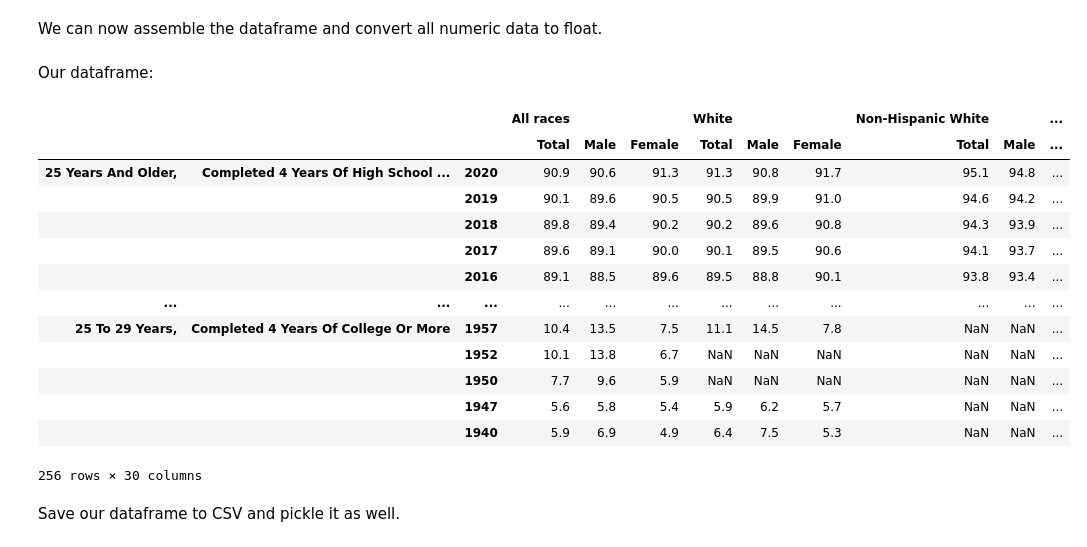
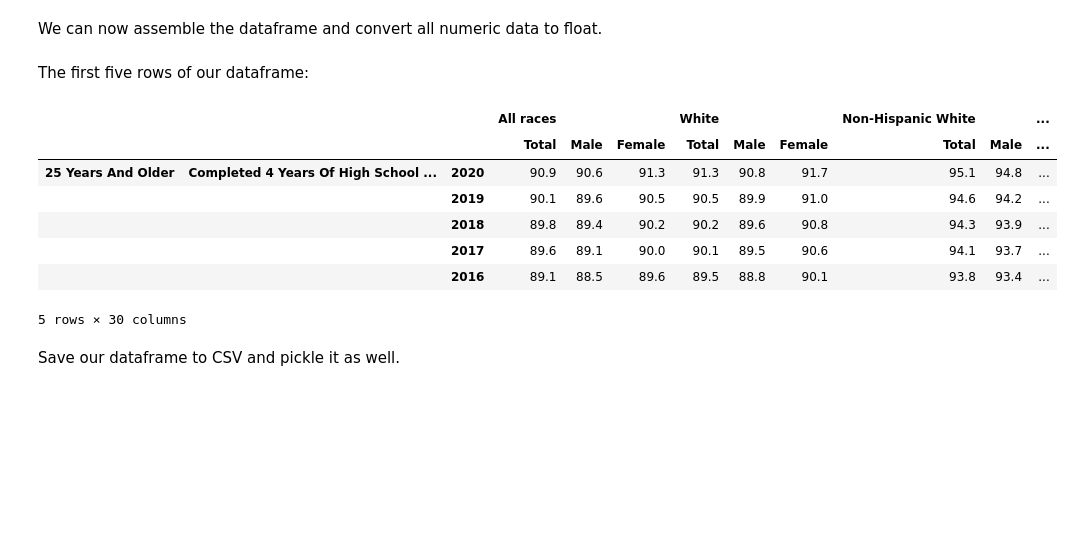
Before and after one commit to zee52791/CapstoneExcelGroup, a Jupyter notebook: ETL.ipynb, the cells around one changed output. Saved outputs shown, nothing was run; the diff lists cells and outputs as text; code cells hidden in the pictures; blank space fills up the shorter version.

```diff
--- a/ETL.ipynb
+++ b/ETL.ipynb
@@ -767,25 +778,19 @@ We can now assemble the dataframe and convert all numeric data to float.
 # %%
 df = pd.DataFrame(clean_data, index=index_arrays, columns=column_arrays)
 df = df.astype(float)
-# %% [markdown]
-Our dataframe:
+# %% [markdown]
+The first five rows of our dataframe:
 # %%
-df
+df.head()
 # %% [output]
 |  |  |  | All races |  |  | White |  |  | Non-Hispanic White |  | ... |
 |  |  |  | Total | Male | Female | Total | Male | Female | Total | Male | ... |
-| 25 Years And Older, | Completed 4 Years Of High School ... | 2020 | 90.9 | 90.6 | 91.3 | 91.3 | 90.8 | 91.7 | 95.1 | 94.8 | ... |
+| 25 Years And Older | Completed 4 Years Of High School ... | 2020 | 90.9 | 90.6 | 91.3 | 91.3 | 90.8 | 91.7 | 95.1 | 94.8 | ... |
 |  |  | 2019 | 90.1 | 89.6 | 90.5 | 90.5 | 89.9 | 91.0 | 94.6 | 94.2 | ... |
 |  |  | 2018 | 89.8 | 89.4 | 90.2 | 90.2 | 89.6 | 90.8 | 94.3 | 93.9 | ... |
 |  |  | 2017 | 89.6 | 89.1 | 90.0 | 90.1 | 89.5 | 90.6 | 94.1 | 93.7 | ... |
 |  |  | 2016 | 89.1 | 88.5 | 89.6 | 89.5 | 88.8 | 90.1 | 93.8 | 93.4 | ... |
-| ... | ... | ... | ... | ... | ... | ... | ... | ... | ... | ... | ... |
-| 25 To 29 Years, | Completed 4 Years Of College Or More | 1957 | 10.4 | 13.5 | 7.5 | 11.1 | 14.5 | 7.8 | NaN | NaN | ... |
-|  |  | 1952 | 10.1 | 13.8 | 6.7 | NaN | NaN | NaN | NaN | NaN | ... |
-|  |  | 1950 | 7.7 | 9.6 | 5.9 | NaN | NaN | NaN | NaN | NaN | ... |
-|  |  | 1947 | 5.6 | 5.8 | 5.4 | 5.9 | 6.2 | 5.7 | NaN | NaN | ... |
-|  |  | 1940 | 5.9 | 6.9 | 4.9 | 6.4 | 7.5 | 5.3 | NaN | NaN | ... |
-256 rows × 30 columns
+5 rows × 30 columns
 # %% [markdown]
 Save our dataframe to CSV and pickle it as well.
 # %%
```
Also changed, not shown: parts of 6 cells of this notebook, 7 other files.
